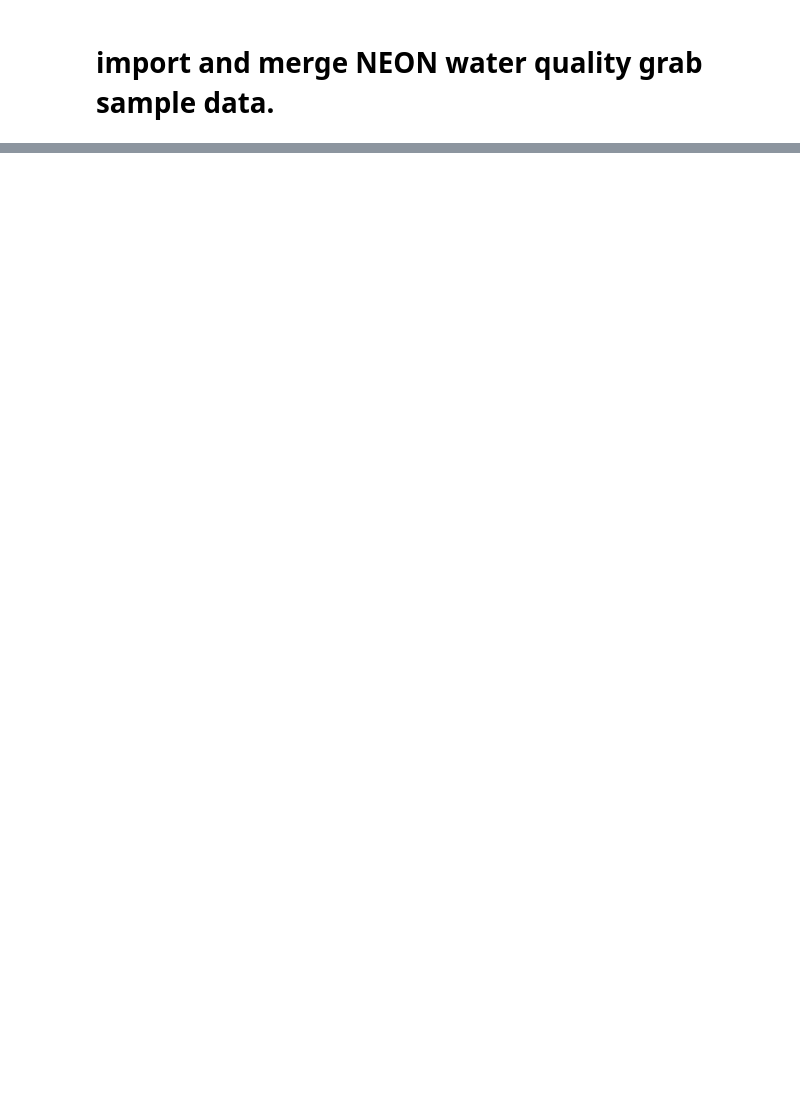
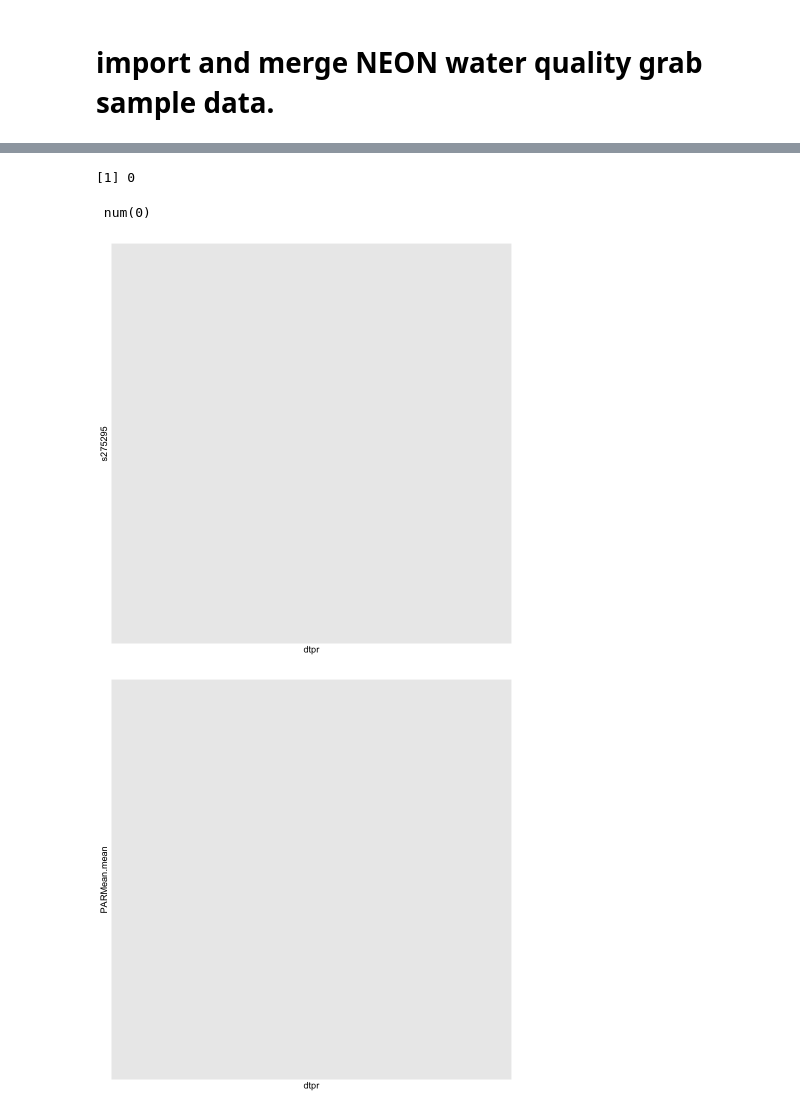
Before and after one commit to jakehosen/neon_suna, a Jupyter notebook: ipython/assembled_SUNA_SYCA.ipynb, the cells around one changed output, grey strips where cells are left out. Drawn from its saved outputs; the diff is of its cells as text; code cells hidden in the pictures; blank space fills up the shorter version.

```diff
--- a/ipython/assembled_SUNA_SYCA.ipynb
+++ b/ipython/assembled_SUNA_SYCA.ipynb
@@ -223,0 +491,3 @@ library(neonUtilities)
+# %%
+SYCA_swt_0<-SYCA_sw[,grep("*_turb$",names(SYCA_sw))]
+SYCA_swt<-bind_cols(SYCA_sw[,c("dtpr","nitrate.mean","nitrate_mgl.mean","a254.mean","a350.mean","sensor_temp.mean","specificConductance.mean","dissolvedOxygen.mean","pH.mean","chlorophyll.mean","turbidity.mean","fDOM.mean")],SYCA_swt_0)
@@ -223,0 +603,28 @@ library(neonUtilities)
+# %%
+ssm_275_295<-subset(SYCAdm,wavelength>=275&wavelength<=295)
+dtps<-unique(ssm_275_295$dtpr)
+pb <- progress_bar$new(
+	format = "  downloading [:bar] :percent eta: :eta",
+	total = length(dtps), clear = FALSE, width= 60)
+s275295_comp<-data.frame()
+
+
+for(i in 1:length(dtps)){
+	ssm_now<-subset(ssm_275_295,dtpr==dtps[i])
+
+	ssm_now$am1<-ssm_now$value*100*2.3025851
+	ssm_now$lnam1<-log(ssm_now$am1)
+
+
+	if(sum(!is.na(ssm_now$lnam1))>2){
+		s275295<-lm(ssm_now$lnam1~ssm_now$wavelength)$coefficients[2]*-1
+		}else{s275295<-NA}
+		s275295_temp<-data.frame(dtpr=dtps[i],s275295=s275295)
+		s275295_comp<-bind_rows(s275295_comp,s275295_temp)
+#		pb$tick()
+}
+# %%
+nrow(s275295_comp)
+nrow(SYCA_swtpar)
+SYCA_swtp_ss<-merge(SYCA_swtpar,s275295_comp,by="dtpr",all.x=TRUE)
+saveRDS(SYCA_swtp_ss,paste(data,"SYCA_swtp_ss.rds",sep=""))
@@ -223,0 +727,19 @@ library(neonUtilities)
+# %%
+SYCAday<-subset(SYCA_swtp_ss,as.Date(dtpr,tz="Etc/GMT+5")==as.Date("2019-06-11",tz="Etc/GMT+5"))
+nrow(SYCAday)
+
+str(SYCAday$s275295)
+
+
+
+ggplot(SYCAday,aes(dtpr,s275295))+
+geom_point()
+
+
+ggplot(SYCAday,aes(dtpr,PARMean.mean))+
+geom_point()
+# %% [output]
+[1] 0
+ num(0)
+[figure, added]
+[figure, added]
```
Also changed, not shown: parts of 51 cells of this notebook, 8 other files.
